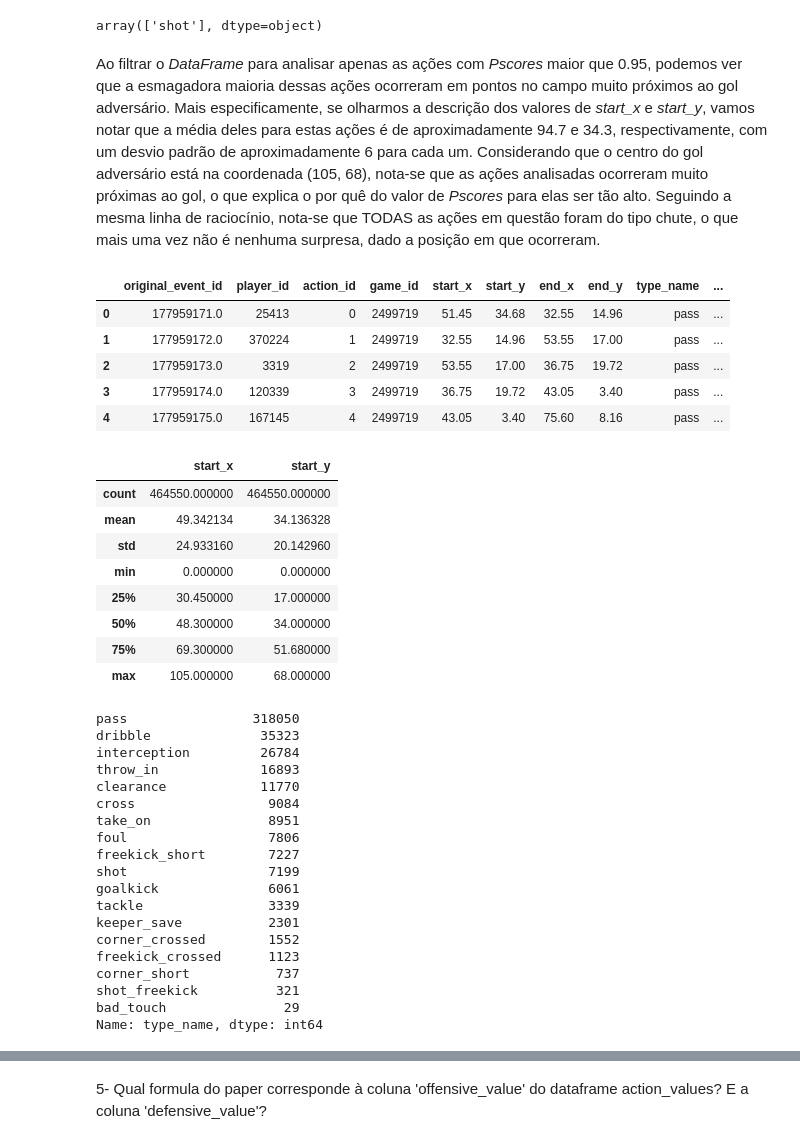
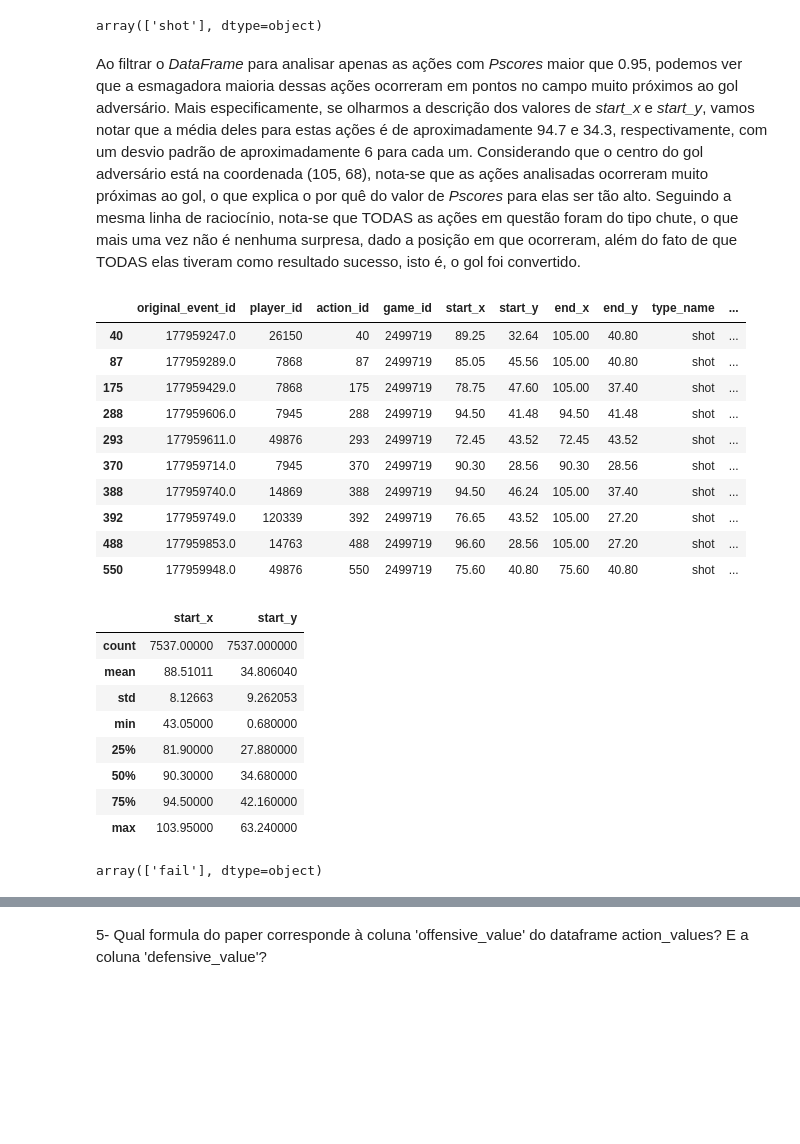
Before and after one commit to lframosferreira/soccer-analytics-notebooks, a Jupyter notebook: atv05/luis_felipe_ramos_ferreira.ipynb, the cells around one changed output, grey strips where cells are left out. Drawn from its saved outputs; the diff is of its cells as text; code cells hidden in the pictures; blank space fills up the shorter version.

```diff
--- a/atv05/luis_felipe_ramos_ferreira.ipynb
+++ b/atv05/luis_felipe_ramos_ferreira.ipynb
@@ -359,47 +365,34 @@ action_values["England"].query("Pscores > 0.95").type_name.unique()
 # %% [output]
 array(['shot'], dtype=object)
 # %% [markdown]
-Ao filtrar o *DataFrame* para analisar apenas as ações com *Pscores* maior que 0.95, podemos ver que a esmagadora maioria dessas ações ocorreram em pontos no campo muito próximos ao gol adversário. Mais especificamente, se olharmos a descrição dos valores de *start_x* e *start_y*, vamos notar que a média deles para estas ações é de aproximadamente 94.7 e 34.3, respectivamente, com um desvio padrão de aproximadamente 6 para cada um. Considerando que o centro do gol adversário está na coordenada (105, 68), nota-se que as ações analisadas ocorreram muito próximas ao gol, o que explica o por quê do valor de *Pscores* para elas ser tão alto. Seguindo a mesma linha de raciocínio, nota-se que TODAS as ações em questão foram do tipo chute, o que mais uma vez não é nenhuma surpresa, dado a posição em que ocorreram.
+Ao filtrar o *DataFrame* para analisar apenas as ações com *Pscores* maior que 0.95, podemos ver que a esmagadora maioria dessas ações ocorreram em pontos no campo muito próximos ao gol adversário. Mais especificamente, se olharmos a descrição dos valores de *start_x* e *start_y*, vamos notar que a média deles para estas ações é de aproximadamente 94.7 e 34.3, respectivamente, com um desvio padrão de aproximadamente 6 para cada um. Considerando que o centro do gol adversário está na coordenada (105, 68), nota-se que as ações analisadas ocorreram muito próximas ao gol, o que explica o por quê do valor de *Pscores* para elas ser tão alto. Seguindo a mesma linha de raciocínio, nota-se que TODAS as ações em questão foram do tipo chute, o que mais uma vez não é nenhuma surpresa, dado a posição em que ocorreram, além do fato de que TODAS elas tiveram como resultado sucesso, isto é, o gol foi convertido.
 # %%
-action_values["England"].query("Pscores < 0.05").head()
+action_values["England"].query("type_name == 'shot' and Pscores < 0.95").head(10)
 # %% [output]
 |  | original_event_id | player_id | action_id | game_id | start_x | start_y | end_x | end_y | type_name | ... |
-| 0 | 177959171.0 | 25413 | 0 | 2499719 | 51.45 | 34.68 | 32.55 | 14.96 | pass | ... |
-| 1 | 177959172.0 | 370224 | 1 | 2499719 | 32.55 | 14.96 | 53.55 | 17.00 | pass | ... |
-| 2 | 177959173.0 | 3319 | 2 | 2499719 | 53.55 | 17.00 | 36.75 | 19.72 | pass | ... |
-| 3 | 177959174.0 | 120339 | 3 | 2499719 | 36.75 | 19.72 | 43.05 | 3.40 | pass | ... |
-| 4 | 177959175.0 | 167145 | 4 | 2499719 | 43.05 | 3.40 | 75.60 | 8.16 | pass | ... |
+| 40 | 177959247.0 | 26150 | 40 | 2499719 | 89.25 | 32.64 | 105.00 | 40.80 | shot | ... |
+| 87 | 177959289.0 | 7868 | 87 | 2499719 | 85.05 | 45.56 | 105.00 | 40.80 | shot | ... |
+| 175 | 177959429.0 | 7868 | 175 | 2499719 | 78.75 | 47.60 | 105.00 | 37.40 | shot | ... |
+| 288 | 177959606.0 | 7945 | 288 | 2499719 | 94.50 | 41.48 | 94.50 | 41.48 | shot | ... |
+| 293 | 177959611.0 | 49876 | 293 | 2499719 | 72.45 | 43.52 | 72.45 | 43.52 | shot | ... |
+| 370 | 177959714.0 | 7945 | 370 | 2499719 | 90.30 | 28.56 | 90.30 | 28.56 | shot | ... |
+| 388 | 177959740.0 | 14869 | 388 | 2499719 | 94.50 | 46.24 | 105.00 | 37.40 | shot | ... |
+| 392 | 177959749.0 | 120339 | 392 | 2499719 | 76.65 | 43.52 | 105.00 | 27.20 | shot | ... |
+| 488 | 177959853.0 | 14763 | 488 | 2499719 | 96.60 | 28.56 | 105.00 | 27.20 | shot | ... |
+| 550 | 177959948.0 | 49876 | 550 | 2499719 | 75.60 | 40.80 | 75.60 | 40.80 | shot | ... |
 # %%
-action_values["England"].query("Pscores < 0.05").describe()[["start_x", "start_y"]]
+action_values["England"].query("type_name == 'shot' and Pscores < 0.95").describe()[["start_x", "start_y"]]
 # %% [output]
 |  | start_x | start_y |
-| count | 464550.000000 | 464550.000000 |
-| mean | 49.342134 | 34.136328 |
-| std | 24.933160 | 20.142960 |
-| min | 0.000000 | 0.000000 |
-| 25% | 30.450000 | 17.000000 |
-| 50% | 48.300000 | 34.000000 |
-| 75% | 69.300000 | 51.680000 |
-| max | 105.000000 | 68.000000 |
+| count | 7537.00000 | 7537.000000 |
+| mean | 88.51011 | 34.806040 |
+| std | 8.12663 | 9.262053 |
+| min | 43.05000 | 0.680000 |
+| 25% | 81.90000 | 27.880000 |
+| 50% | 90.30000 | 34.680000 |
+| 75% | 94.50000 | 42.160000 |
+| max | 103.95000 | 63.240000 |
 # %%
-action_values["England"].query("Pscores < 0.05").type_name.value_counts()
+action_values["England"].query("type_name == 'shot' and Pscores < 0.95").result_name.unique()
 # %% [output]
-pass                318050
-dribble              35323
-interception         26784
-throw_in             16893
-clearance            11770
-cross                 9084
-take_on               8951
-foul                  7806
-freekick_short        7227
-shot                  7199
-goalkick              6061
-tackle                3339
-keeper_save           2301
-corner_crossed        1552
-freekick_crossed      1123
-corner_short           737
-shot_freekick          321
-bad_touch               29
-Name: type_name, dtype: int64
+array(['fail'], dtype=object)
```
Also changed, not shown: parts of 6 cells of this notebook, 1 other file.
